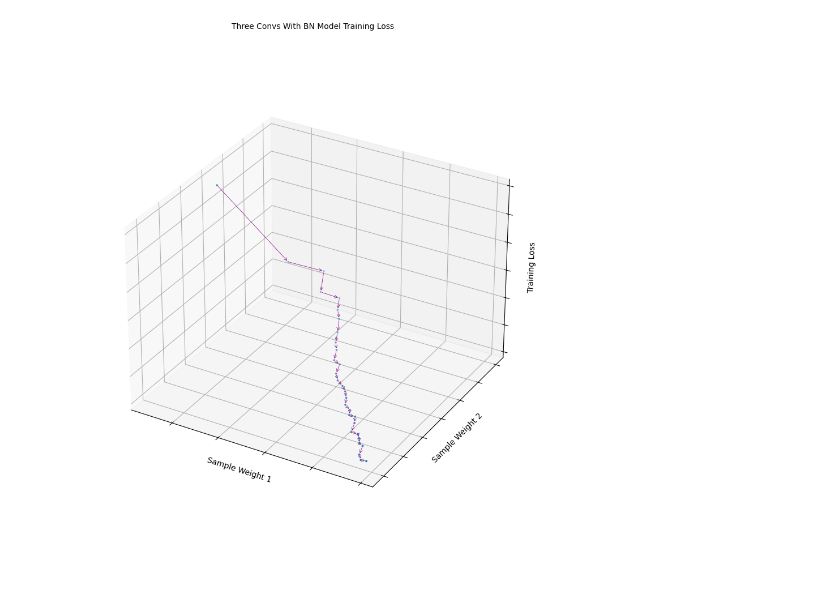
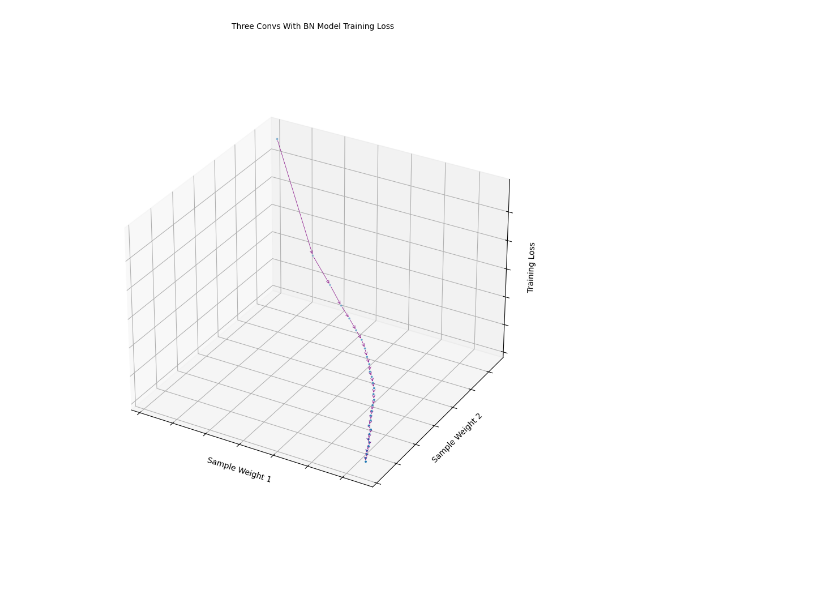
Before and after one commit to kbmurali/hindi_hw_digits, a Jupyter notebook: hindi_hw_digits_bnorm2d_cnns.ipynb, the cells around one changed output. Cells and saved outputs as stored; diff of their text form; code cells hidden in the pictures.

```diff
--- a/hindi_hw_digits_bnorm2d_cnns.ipynb
+++ b/hindi_hw_digits_bnorm2d_cnns.ipynb
@@ -188,11 +254,11 @@ three_convs_wth_bn_model_results_df = train_model(
                                                     capture_conv_sample_weights=True,
                                                     conv_index=6,
                                                     wx_bt_index=3,
-                                                    wx_ch_index=0,
-                                                    wx_ro_index=0,
+                                                    wx_ch_index=4,
+                                                    wx_ro_index=1,
                                                     wx_index=0,
                                                     wy_bt_index=3,
-                                                    wy_ch_index=0,
+                                                    wy_ch_index=4,
                                                     wy_ro_index=2,
                                                     wy_index=2
                                                  )
@@ -324,4 +297,5 @@ fig.savefig( 'three_convs_model_contour.png' )
 # %%
-draw_contour( three_convs_wth_bn_model_results_df, title='Three Convs With BN Model Training Loss' )
+fig = draw_contour( three_convs_wth_bn_model_results_df, title='Three Convs With BN Model Training Loss' )
+fig.savefig( 'imgs/three_convs_wth_bn_model_contour.png' )
 # %% [output]
-[figure, old version]
+[figure, new version]
```
Also changed, not shown: parts of 22 cells of this notebook, 7 other files.
